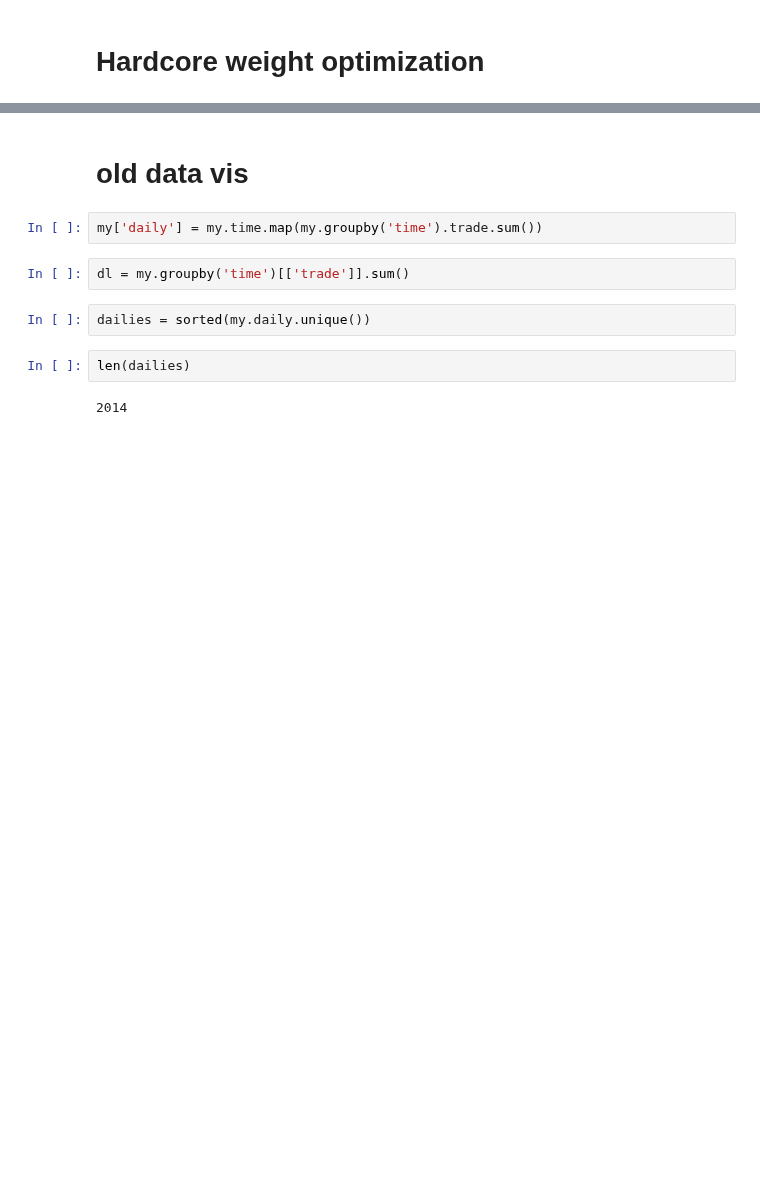
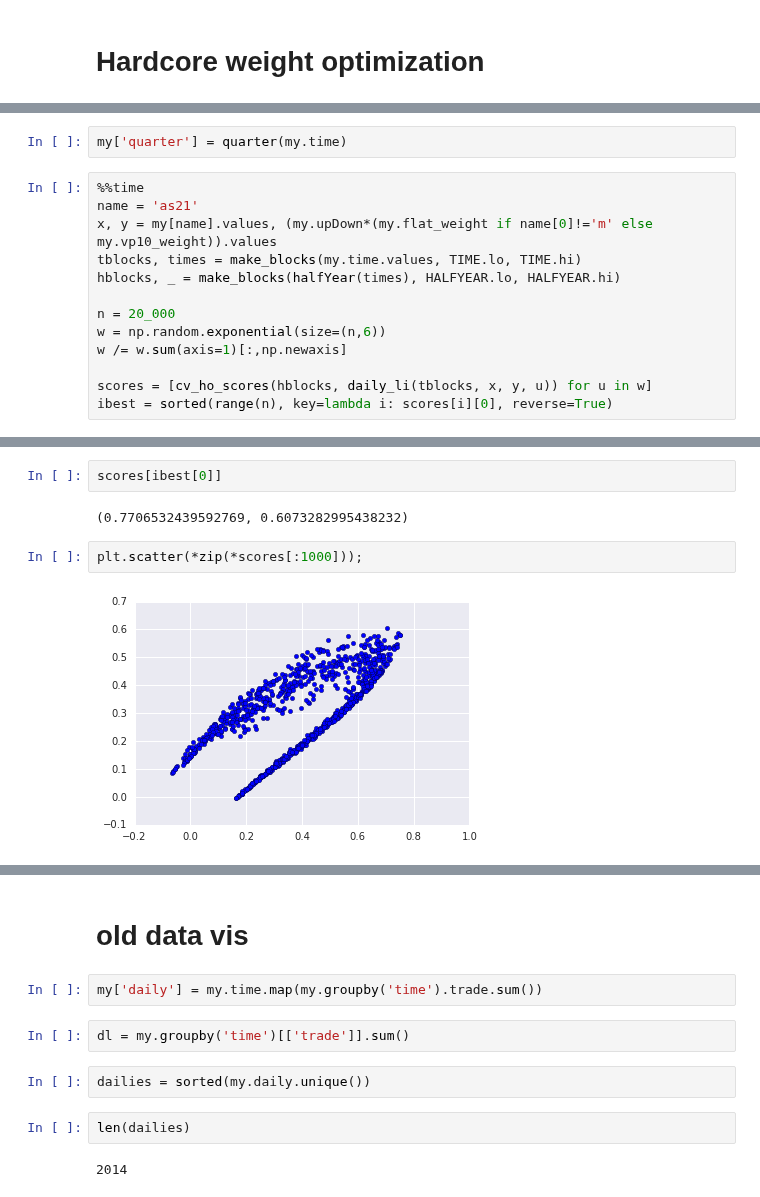
Before and after one commit to yumichael/two-sigma-financial-news, a Jupyter notebook: search/blend.ipynb, the cells around one changed output, grey strips where cells are left out. Cells and saved outputs as stored; diff of their text form; blank space fills up the shorter version.

```diff
--- a/search/blend.ipynb
+++ b/search/blend.ipynb
@@ -325,0 +505,15 @@ mIKGCoverThreeMoreShort [0.6321793431177487, 0.5831457394608449]
+# %%
+my['quarter'] = quarter(my.time)
+# %%
+%%time
+name = 'as21'
+x, y = my[name].values, (my.upDown*(my.flat_weight if name[0]!='m' else my.vp10_weight)).values
+tblocks, times = make_blocks(my.time.values, TIME.lo, TIME.hi)
+hblocks, _ = make_blocks(halfYear(times), HALFYEAR.lo, HALFYEAR.hi)
+
+n = 20_000
+w = np.random.exponential(size=(n,6))
+w /= w.sum(axis=1)[:,np.newaxis]
+
+scores = [cv_ho_scores(hblocks, daily_li(tblocks, x, y, u)) for u in w]
+ibest = sorted(range(n), key=lambda i: scores[i][0], reverse=True)
@@ -325,0 +523,8 @@ mIKGCoverThreeMoreShort [0.6321793431177487, 0.5831457394608449]
+# %%
+scores[ibest[0]]
+# %% [output]
+(0.7706532439592769, 0.6073282995438232)
+# %%
+plt.scatter(*zip(*scores[:1000]));
+# %% [output]
+[figure, added]
```
Also changed, not shown: parts of 47 cells of this notebook.
